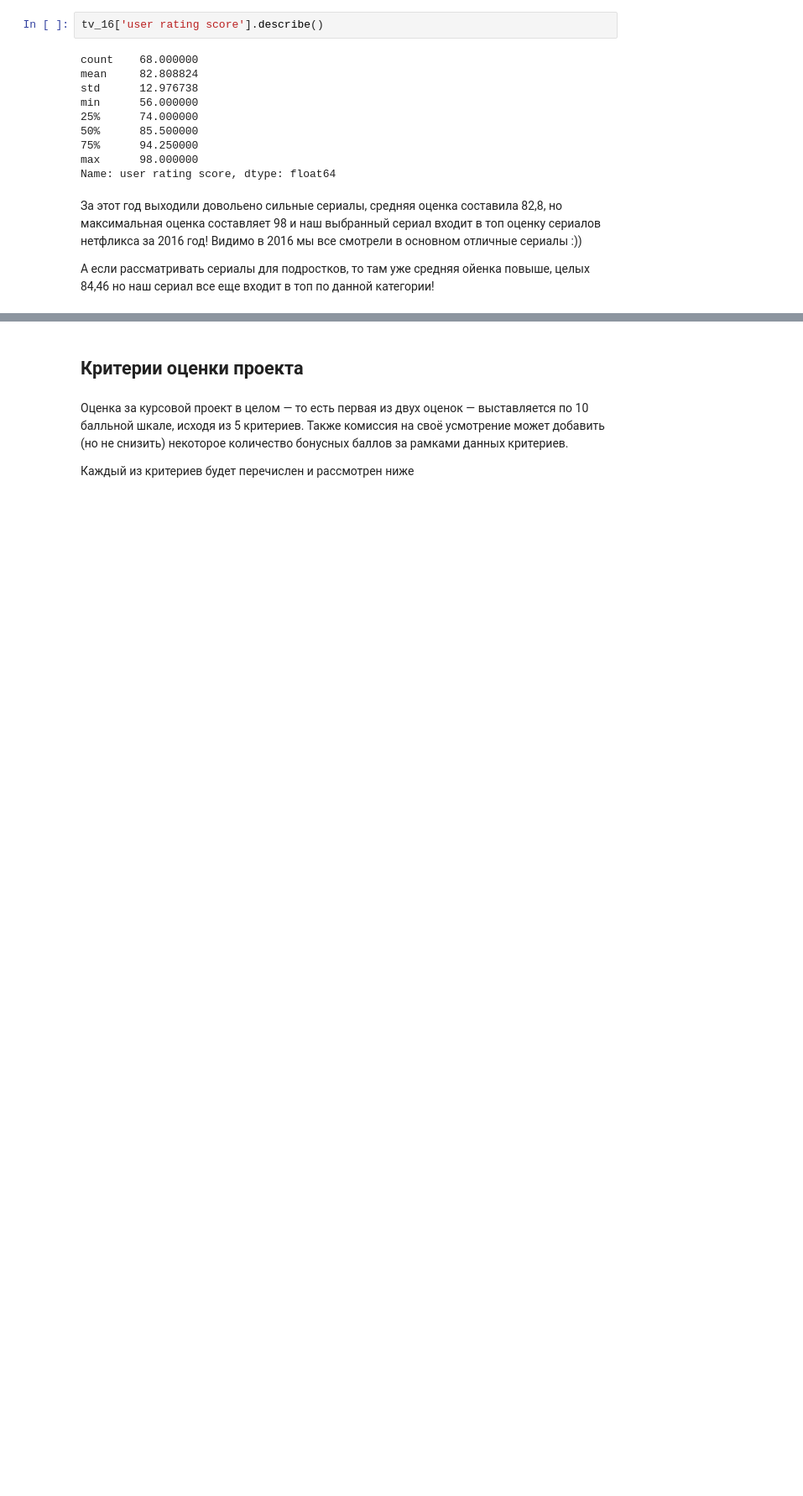
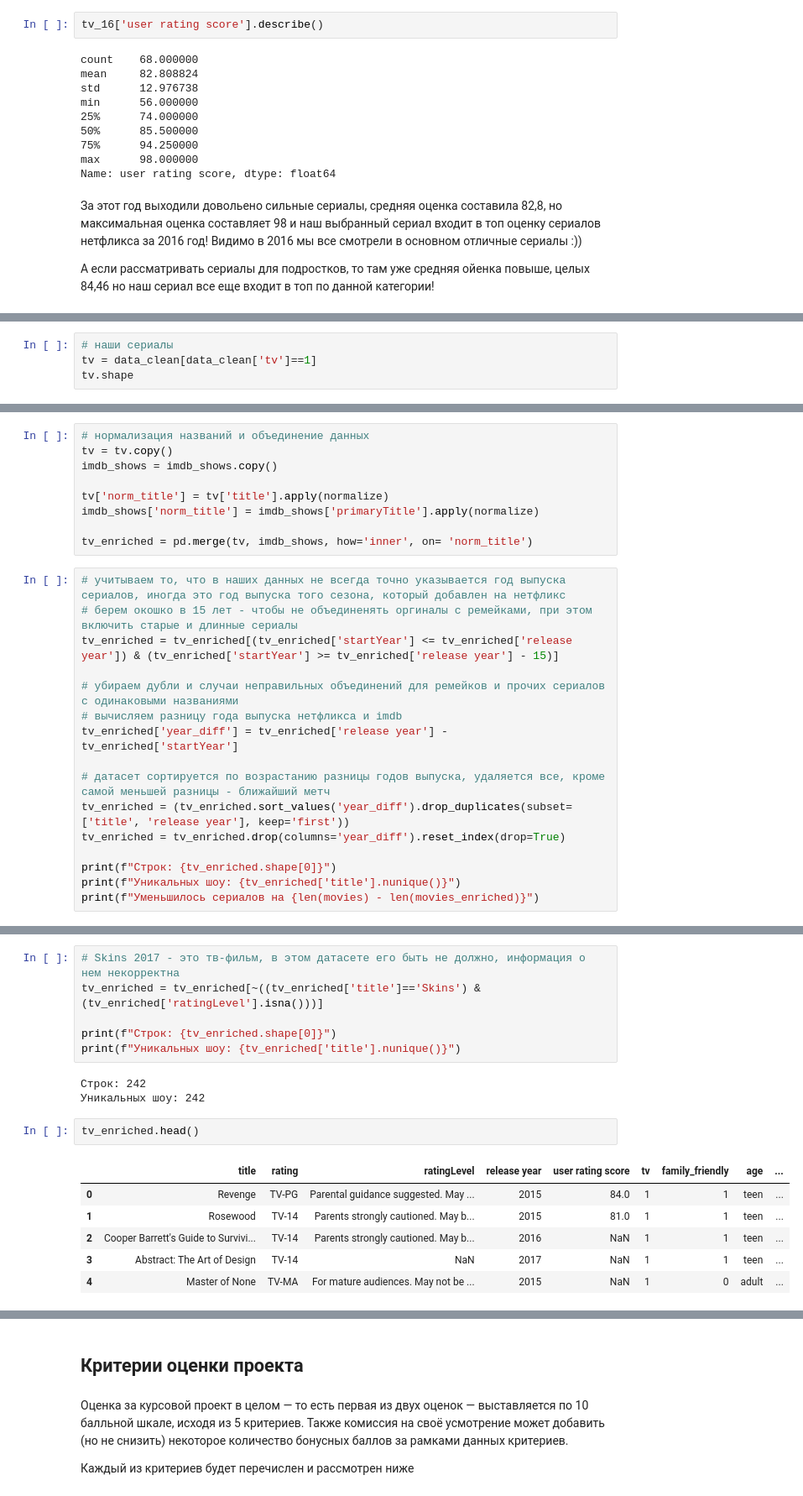
Before and after one commit to tadzhnahal/netflix-shows-eda, a Jupyter notebook: notebooks/Course Project MDS - EDA Netflix_1st_stage.ipynb, the cells around one changed output, grey strips where cells are left out. Shown at 84% size. Saved outputs shown, nothing was run; the diff lists cells and outputs as text; blank space fills up the shorter version.

```diff
--- a/notebooks/Course Project MDS - EDA Netflix_1st_stage.ipynb
+++ b/notebooks/Course Project MDS - EDA Netflix_1st_stage.ipynb
@@ -1212,0 +1401,4 @@ Name: user rating score, dtype: float64
+# %%
+# наши сериалы
+tv = data_clean[data_clean['tv']==1]
+tv.shape
@@ -1212,0 +1407,25 @@ Name: user rating score, dtype: float64
+# %%
+# нормализация названий и объединение данных
+tv = tv.copy()
+imdb_shows = imdb_shows.copy()
+
+tv['norm_title'] = tv['title'].apply(normalize)
+imdb_shows['norm_title'] = imdb_shows['primaryTitle'].apply(normalize)
+
+tv_enriched = pd.merge(tv, imdb_shows, how='inner', on= 'norm_title')
+# %%
+# учитываем то, что в наших данных не всегда точно указывается год выпуска сериалов, иногда это год выпуска того сезона, который добавлен на нетфликс
+# берем окошко в 15 лет - чтобы не объединенять оргиналы с ремейками, при этом включить старые и длинные сериалы
+tv_enriched = tv_enriched[(tv_enriched['startYear'] <= tv_enriched['release year']) & (tv_enriched['startYear'] >= tv_enriched['release year'] - 15)]
+
+# убираем дубли и случаи неправильных объединений для ремейков и прочих сериалов с одинаковыми названиями
+# вычисляем разницу года выпуска нетфликса и imdb
+tv_enriched['year_diff'] = tv_enriched['release year'] - tv_enriched['startYear']
+
+# датасет сортируется по возрастанию разницы годов выпуска, удаляется все, кроме самой меньшей разницы - ближайший метч
+tv_enriched = (tv_enriched.sort_values('year_diff').drop_duplicates(subset=['title', 'release year'], keep='first'))
+tv_enriched = tv_enriched.drop(columns='year_diff').reset_index(drop=True)
+
+print(f"Строк: {tv_enriched.shape[0]}")
+print(f"Уникальных шоу: {tv_enriched['title'].nunique()}")
+print(f"Уменьшилось сериалов на {len(movies) - len(movies_enriched)}")
@@ -1212,0 +1451,18 @@ Name: user rating score, dtype: float64
+# %%
+# Skins 2017 - это тв-фильм, в этом датасете его быть не должно, информация о нем некорректна
+tv_enriched = tv_enriched[~((tv_enriched['title']=='Skins') & (tv_enriched['ratingLevel'].isna()))]
+
+print(f"Строк: {tv_enriched.shape[0]}")
+print(f"Уникальных шоу: {tv_enriched['title'].nunique()}")
+# %% [output]
+Строк: 242
+Уникальных шоу: 242
+# %%
+tv_enriched.head()
+# %% [output]
+|  | title | rating | ratingLevel | release year | user rating score | tv | family_friendly | age | ... |
+| 0 | Revenge | TV-PG | Parental guidance suggested. May ... | 2015 | 84.0 | 1 | 1 | teen | ... |
+| 1 | Rosewood | TV-14 | Parents strongly cautioned. May b... | 2015 | 81.0 | 1 | 1 | teen | ... |
+| 2 | Cooper Barrett's Guide to Survivi... | TV-14 | Parents strongly cautioned. May b... | 2016 | NaN | 1 | 1 | teen | ... |
+| 3 | Abstract: The Art of Design | TV-14 | NaN | 2017 | NaN | 1 | 1 | teen | ... |
+| 4 | Master of None | TV-MA | For mature audiences. May not be ... | 2015 | NaN | 1 | 0 | adult | ... |
```
Also changed, not shown: parts of 48 cells of this notebook, 2 other files.
